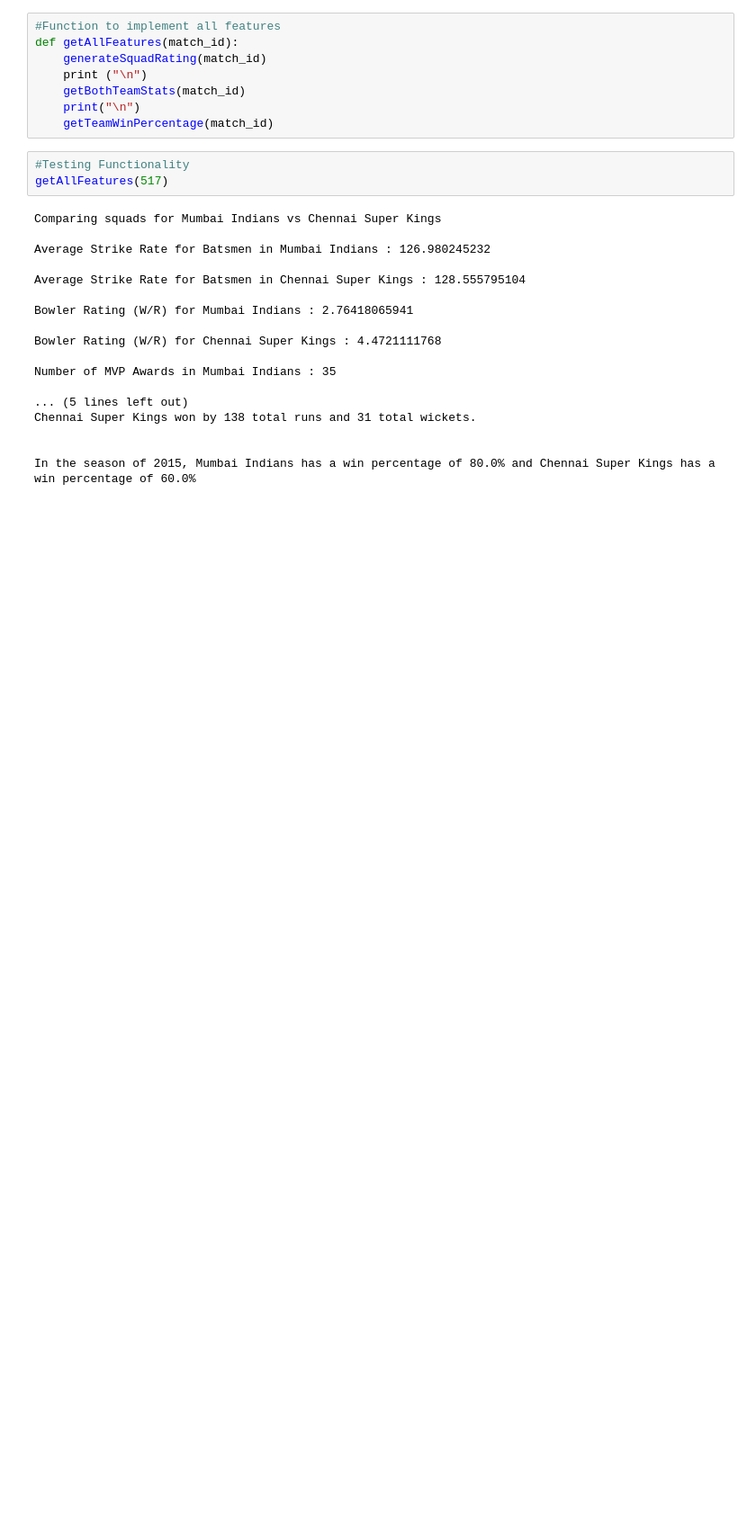
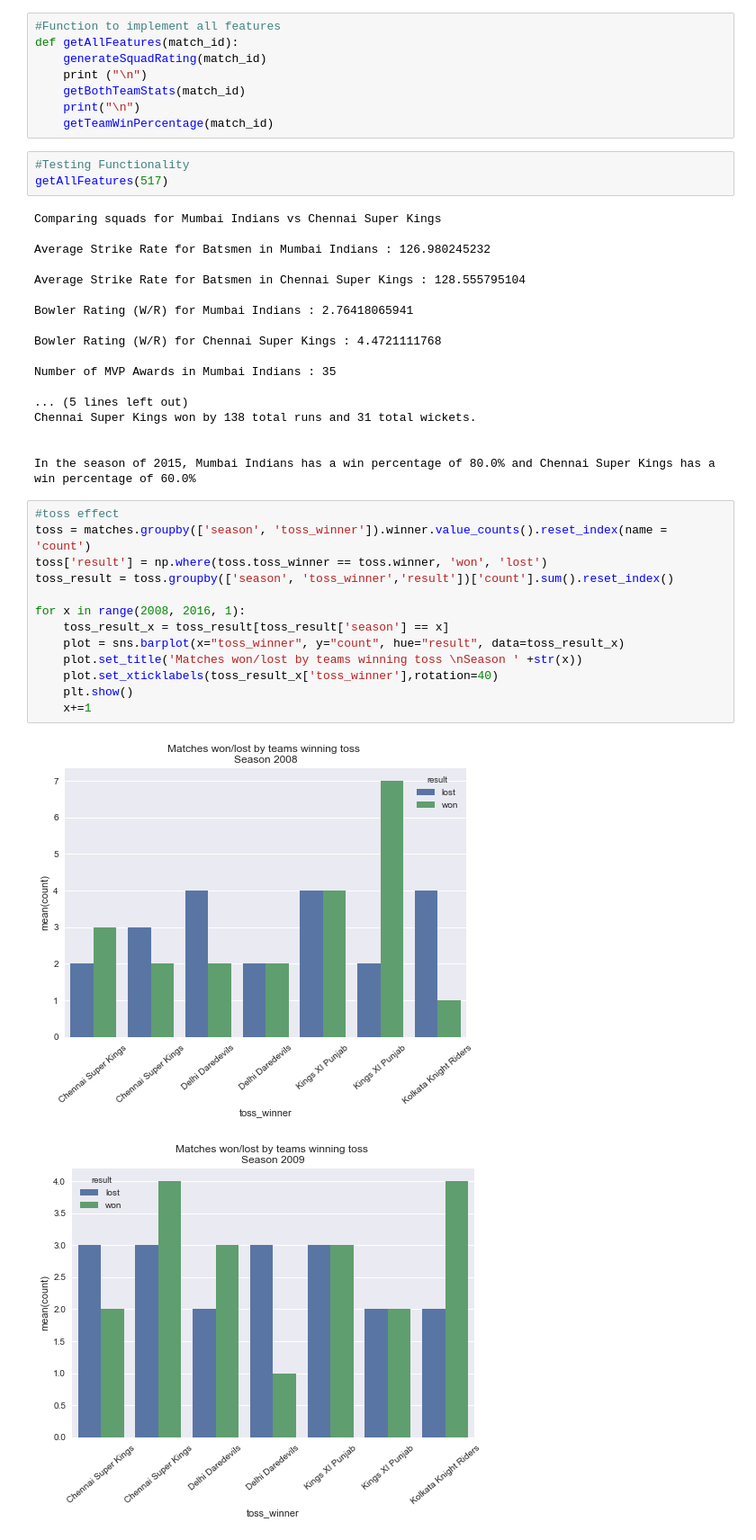
Before and after one commit to XInterns/IPL-Sparkers-2017-Interns, a Jupyter notebook: src/Match Outcome Prediction with IPL Data (Gursahej).ipynb, the cells around one changed output. Shown at 90% size. Drawn from its saved outputs; the diff is of its cells as text; blank space fills up the shorter version.

Commit message:
Added Visualization

```diff
--- a/src/Match Outcome Prediction with IPL Data (Gursahej).ipynb
+++ b/src/Match Outcome Prediction with IPL Data (Gursahej).ipynb
@@ -379,3 +379,19 @@ Chennai Super Kings won by 138 total runs and 31 total wickets.
 
 
 In the season of 2015, Mumbai Indians has a win percentage of 80.0% and Chennai Super Kings has a win percentage of 60.0%
+# %%
+#toss effect
+toss = matches.groupby(['season', 'toss_winner']).winner.value_counts().reset_index(name = 'count')
+toss['result'] = np.where(toss.toss_winner == toss.winner, 'won', 'lost')
+toss_result = toss.groupby(['season', 'toss_winner','result'])['count'].sum().reset_index()
+
+for x in range(2008, 2016, 1):
+    toss_result_x = toss_result[toss_result['season'] == x]
+    plot = sns.barplot(x="toss_winner", y="count", hue="result", data=toss_result_x)
+    plot.set_title('Matches won/lost by teams winning toss \nSeason ' +str(x))
+    plot.set_xticklabels(toss_result_x['toss_winner'],rotation=40)
+    plt.show()
+    x+=1
+# %% [output]
+[figure, added]
+[figure, added]
```
Also changed, not shown: parts of 3 cells of this notebook, 1 other file.
